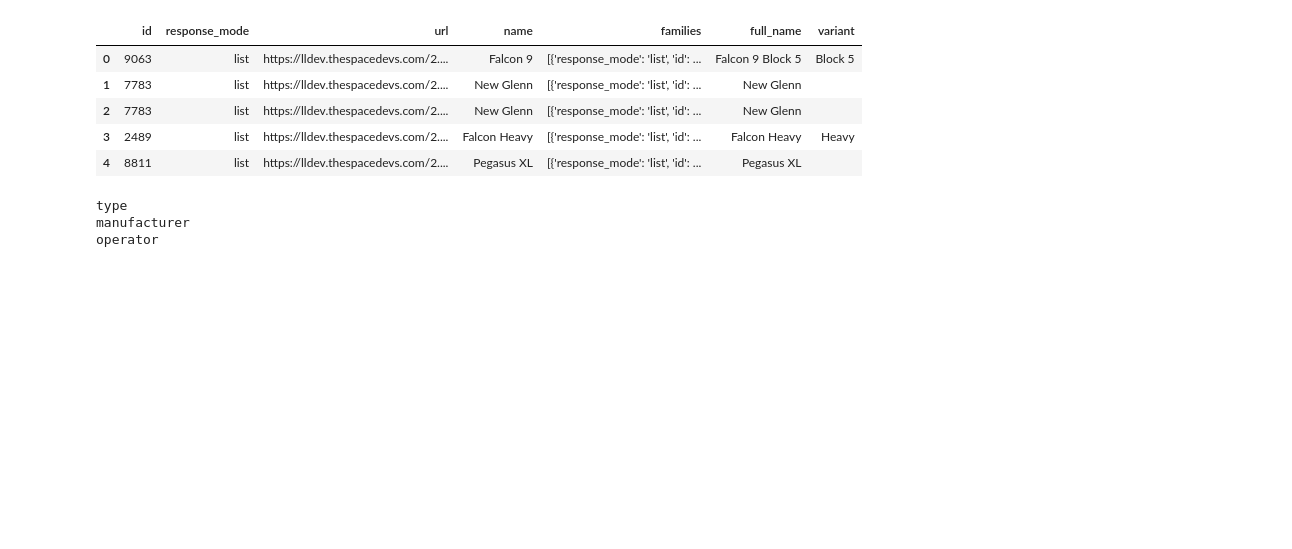
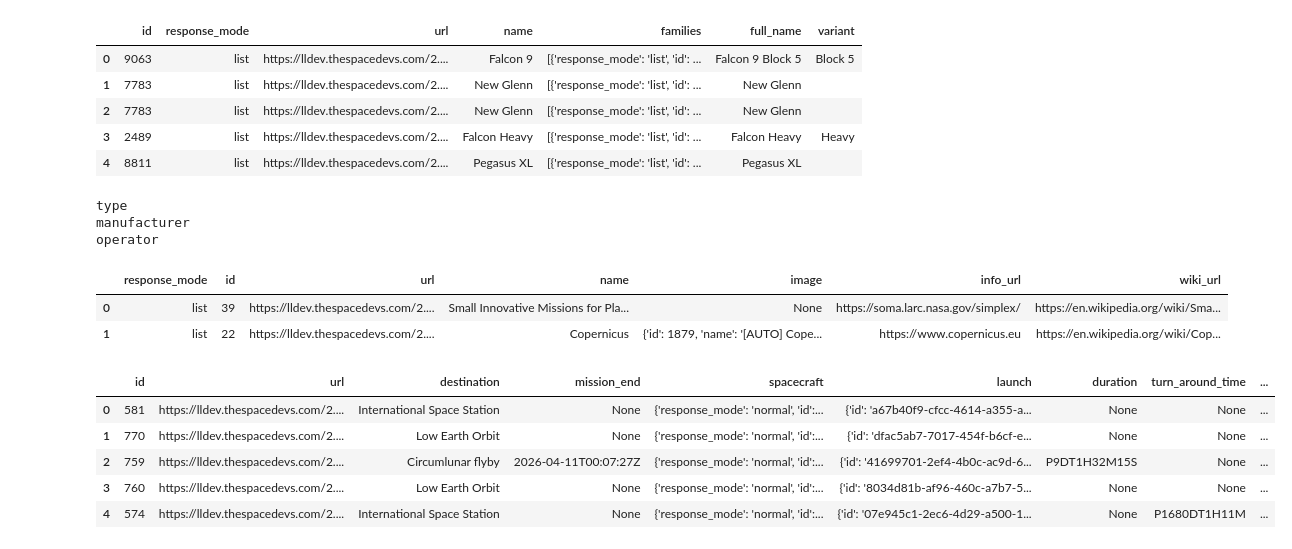
Before and after one commit to Kileorguy/SpaceX-DataWarehouse, a Jupyter notebook: clean_raw_staging.ipynb, the cells around one changed output. Saved outputs shown, nothing was run; the diff lists cells and outputs as text; code cells hidden in the pictures; blank space fills up the shorter version.

Commit message:
Fix: Fact Table Insertion from new data

```diff
--- a/clean_raw_staging.ipynb
+++ b/clean_raw_staging.ipynb
@@ -178,6 +178,7 @@ p_df = pd.DataFrame(
 check_types(p_df)
 
 p_df.to_csv('./staging_data/splitted/payloads.csv')
+p_df.to_json('./staging_data/splitted/payloads.json', orient='records', indent=4)
 
 agencies_df = pd.concat(
     [
@@ -191,17 +192,32 @@ agencies_df.to_csv('./staging_data/splitted/agencies.csv')
 agencies_df.to_json('./staging_data/splitted/agencies.json', orient='records', indent=4)
 
 
-programs_df = pd.DataFrame(
-    payload_df['payload']
-        .tolist()
-).dropna()
-
-programs_df.head()
-
+z = pd.DataFrame(payload_df['payload'].to_list())
+programs_df = pd.DataFrame(z['program'].to_list())
+programs_df.dropna(inplace=True)
+programs_df.drop_duplicates(inplace=True)
+programs_df = pd.DataFrame(programs_df[0].to_list())
 programs_df.to_csv('./staging_data/splitted/programs.csv')
 programs_df.to_json('./staging_data/splitted/programs.json', orient='records', indent=4)
+programs_df.head()
 # %% [output]
 type
 manufacturer
 operator
+|  | response_mode | id | url | name | image | info_url | wiki_url |
+| 0 | list | 39 | https://lldev.thespacedevs.com/2.... | Small Innovative Missions for Pla... | None | https://soma.larc.nasa.gov/simplex/ | https://en.wikipedia.org/wiki/Sma... |
+| 1 | list | 22 | https://lldev.thespacedevs.com/2.... | Copernicus | {'id': 1879, 'name': '[AUTO] Cope... | https://www.copernicus.eu | https://en.wikipedia.org/wiki/Cop... |
+# %%
+aa = lan_df['spacecraftflight']
+aa.dropna(inplace=True)
+aa = pd.DataFrame(aa.to_list())
+
+aa.head()
+# %% [output]
+|  | id | url | destination | mission_end | spacecraft | launch | duration | turn_around_time | ... |
+| 0 | 581 | https://lldev.thespacedevs.com/2.... | International Space Station | None | {'response_mode': 'normal', 'id':... | {'id': 'a67b40f9-cfcc-4614-a355-a... | None | None | ... |
+| 1 | 770 | https://lldev.thespacedevs.com/2.... | Low Earth Orbit | None | {'response_mode': 'normal', 'id':... | {'id': 'dfac5ab7-7017-454f-b6cf-e... | None | None | ... |
+| 2 | 759 | https://lldev.thespacedevs.com/2.... | Circumlunar flyby | 2026-04-11T00:07:27Z | {'response_mode': 'normal', 'id':... | {'id': '41699701-2ef4-4b0c-ac9d-6... | P9DT1H32M15S | None | ... |
+| 3 | 760 | https://lldev.thespacedevs.com/2.... | Low Earth Orbit | None | {'response_mode': 'normal', 'id':... | {'id': '8034d81b-af96-460c-a7b7-5... | None | None | ... |
+| 4 | 574 | https://lldev.thespacedevs.com/2.... | International Space Station | None | {'response_mode': 'normal', 'id':... | {'id': '07e945c1-2ec6-4d29-a500-1... | None | P1680DT1H11M | ... |
 # %%
```
Also changed, not shown: parts of 2 cells of this notebook, 8 other files.
